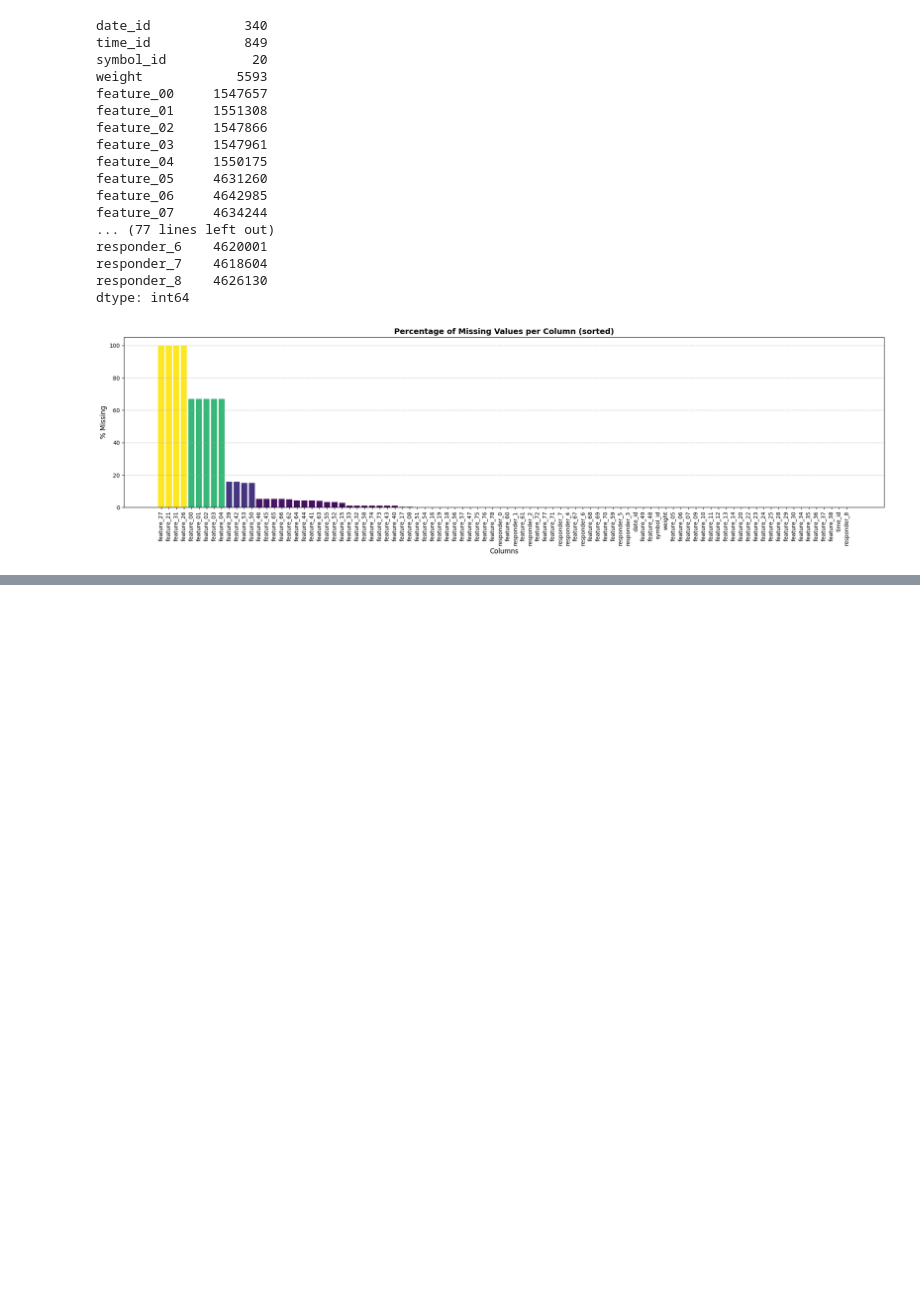
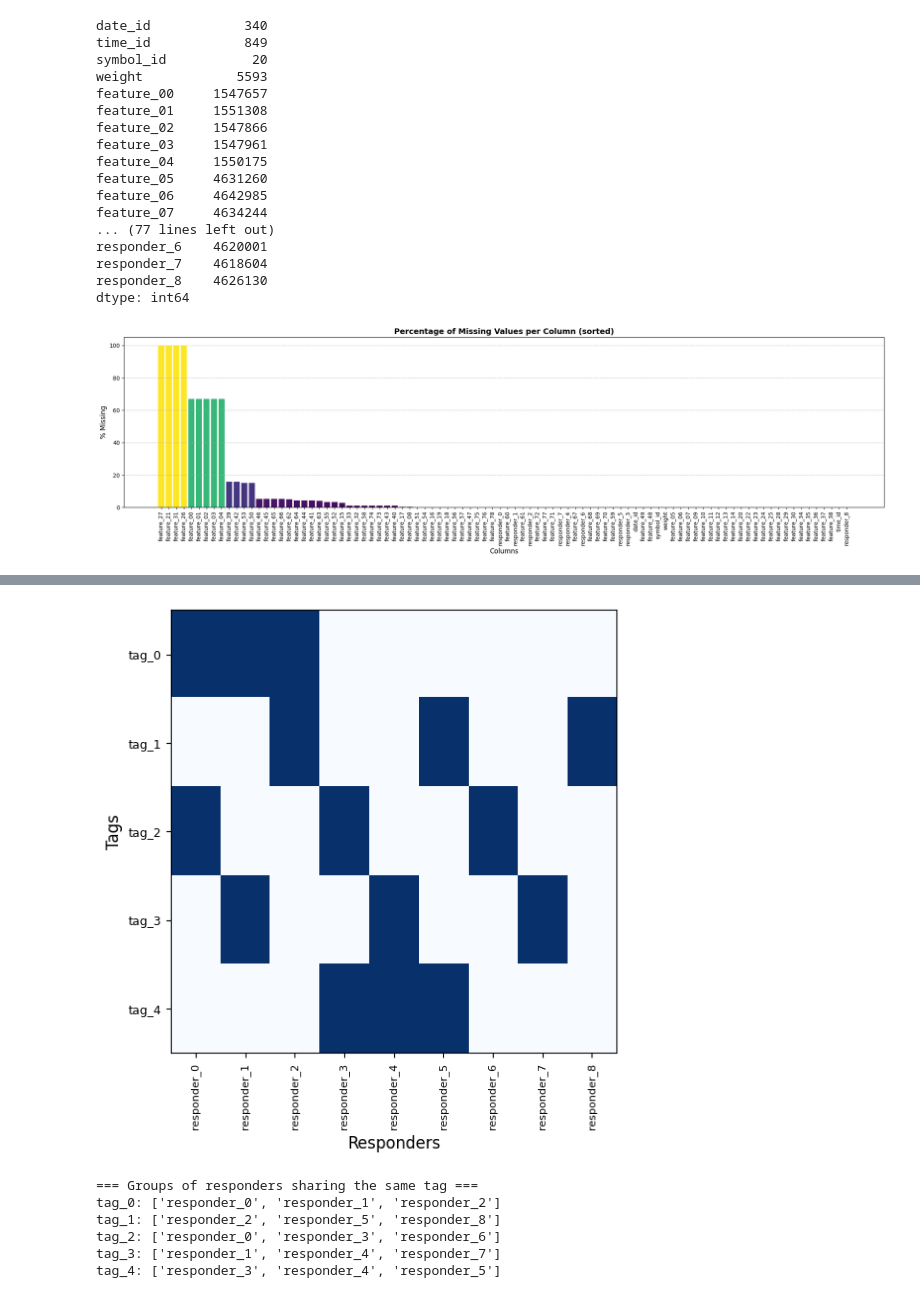
Before and after one commit to MohamedZakariaaFouda/Jane_Street_Competition, a Jupyter notebook: notebooks/end-to-end-data-science-life-cycle.ipynb, the cells around one changed output, grey strips where cells are left out. Saved outputs shown, nothing was run; the diff lists cells and outputs as text; code cells hidden in the pictures; blank space fills up the shorter version.

```diff
--- a/notebooks/end-to-end-data-science-life-cycle.ipynb
+++ b/notebooks/end-to-end-data-science-life-cycle.ipynb
@@ -149,0 +172,3 @@ plt.show()
+# %%
+resp_structure = pd.read_csv("/kaggle/input/jane-street-real-time-market-data-forecasting/responders.csv")
+resp_structure
@@ -149,0 +186,38 @@ plt.show()
+# %%
+fig, ax = plt.subplots(figsize=(max(6, resp_structure.shape[0]//2), 6))
+# The Matrix
+cax = ax.imshow(resp_structure.iloc[:, 1:].T.values, cmap="Blues", aspect="auto")
+# x-axis: responders
+ax.set_xticks(np.arange(resp_structure.shape[0]))
+ax.set_xticklabels(resp_structure.iloc[:, 0], rotation=90, fontsize=8)
+
+# y-axis: tags
+ax.set_yticks(np.arange(resp_structure.shape[1]-1))
+ax.set_yticklabels(resp_structure.columns[1:], fontsize=9)
+
+# labels
+ax.set_xlabel("Responders", fontsize=12)
+ax.set_ylabel("Tags", fontsize=12)
+plt.show()
+# %% [output]
+[figure, added]
+# %%
+#Groups of responders sharing the same tag
+resp_structure.set_index("responder", inplace=True)
+
+groups = []
+for tag in resp_structure.columns:
+    group = resp_structure.index[resp_structure[tag]].tolist()
+    if len(group) > 1:
+        groups.append((tag, group))
+
+print("=== Groups of responders sharing the same tag ===")
+for tag, group in groups:
+    print(f"{tag}: {group}")
+# %% [output]
+=== Groups of responders sharing the same tag ===
+tag_0: ['responder_0', 'responder_1', 'responder_2']
+tag_1: ['responder_2', 'responder_5', 'responder_8']
+tag_2: ['responder_0', 'responder_3', 'responder_6']
+tag_3: ['responder_1', 'responder_4', 'responder_7']
+tag_4: ['responder_3', 'responder_4', 'responder_5']
```
Also changed, not shown: parts of 8 cells of this notebook.
